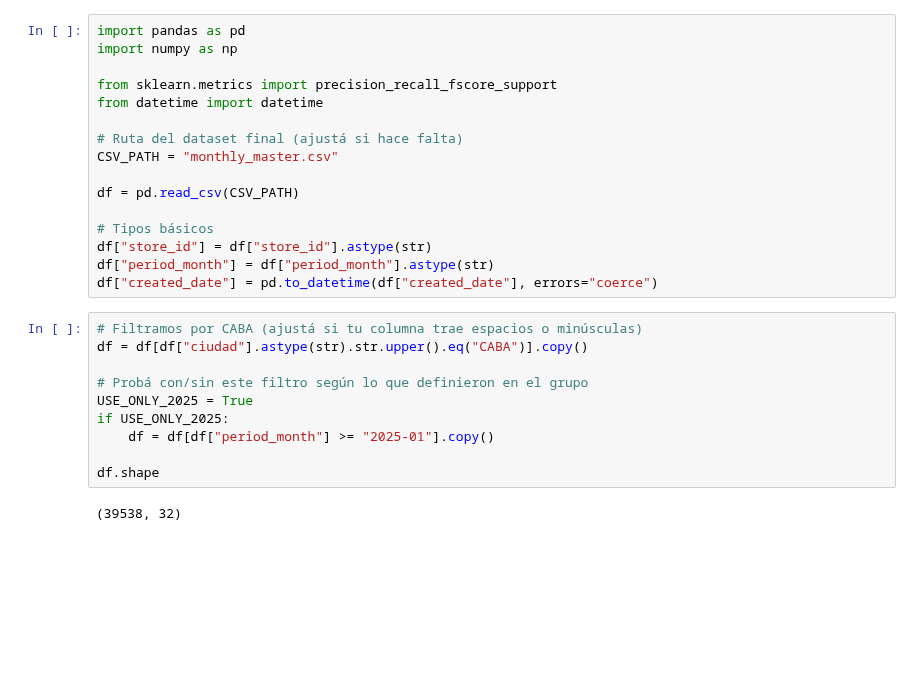
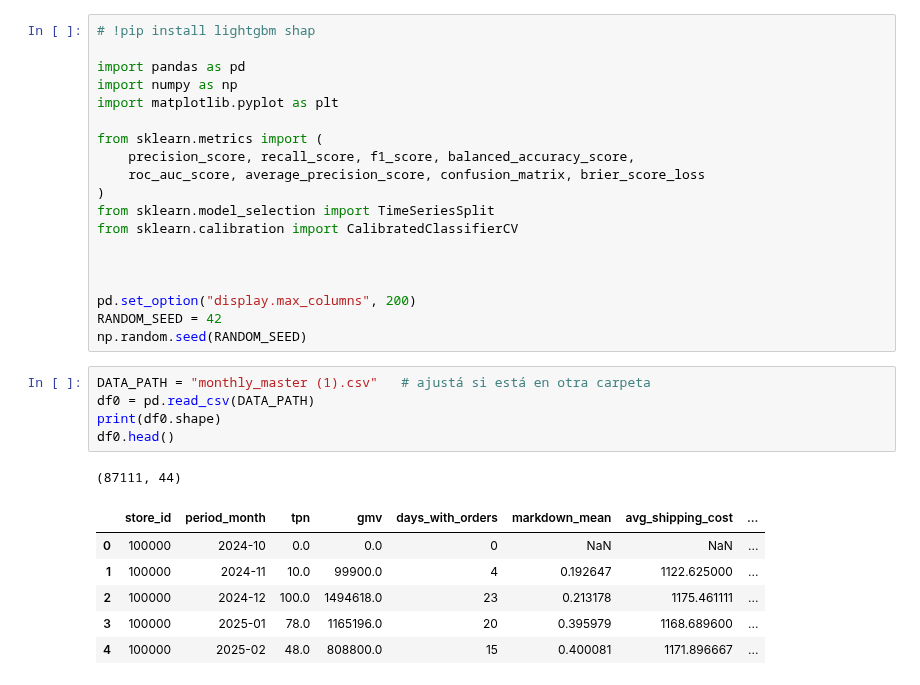
Before and after one commit to Dannamk17/churn-bite, a Jupyter notebook: prediccion.ipynb, the cells around one changed output. Drawn from its saved outputs; the diff is of its cells as text; blank space fills up the shorter version.

```diff
--- a/prediccion.ipynb
+++ b/prediccion.ipynb
@@ -1,29 +1,33 @@
 # %%
+# !pip install lightgbm shap
+
 import pandas as pd
 import numpy as np
+import matplotlib.pyplot as plt
 
-from sklearn.metrics import precision_recall_fscore_support
-from datetime import datetime
+from sklearn.metrics import (
+    precision_score, recall_score, f1_score, balanced_accuracy_score,
+    roc_auc_score, average_precision_score, confusion_matrix, brier_score_loss
+)
+from sklearn.model_selection import TimeSeriesSplit
+from sklearn.calibration import CalibratedClassifierCV
 
-# Ruta del dataset final (ajustá si hace falta)
-CSV_PATH = "monthly_master.csv"
 
-df = pd.read_csv(CSV_PATH)
 
-# Tipos básicos
-df["store_id"] = df["store_id"].astype(str)
-df["period_month"] = df["period_month"].astype(str)
-df["created_date"] = pd.to_datetime(df["created_date"], errors="coerce")
+pd.set_option("display.max_columns", 200)
+RANDOM_SEED = 42
+np.random.seed(RANDOM_SEED)
 # %%
-# Filtramos por CABA (ajustá si tu columna trae espacios o minúsculas)
-df = df[df["ciudad"].astype(str).str.upper().eq("CABA")].copy()
-
-# Probá con/sin este filtro según lo que definieron en el grupo
-USE_ONLY_2025 = True
-if USE_ONLY_2025:
-    df = df[df["period_month"] >= "2025-01"].copy()
-
-df.shape
+DATA_PATH = "monthly_master (1).csv"   # ajustá si está en otra carpeta
+df0 = pd.read_csv(DATA_PATH)
+print(df0.shape)
+df0.head()
 # %% [output]
-(39538, 32)
+(87111, 44)
+|  | store_id | period_month | tpn | gmv | days_with_orders | markdown_mean | avg_shipping_cost | ... |
+| 0 | 100000 | 2024-10 | 0.0 | 0.0 | 0 | NaN | NaN | ... |
+| 1 | 100000 | 2024-11 | 10.0 | 99900.0 | 4 | 0.192647 | 1122.625000 | ... |
+| 2 | 100000 | 2024-12 | 100.0 | 1494618.0 | 23 | 0.213178 | 1175.461111 | ... |
+| 3 | 100000 | 2025-01 | 78.0 | 1165196.0 | 20 | 0.395979 | 1168.689600 | ... |
+| 4 | 100000 | 2025-02 | 48.0 | 808800.0 | 15 | 0.400081 | 1171.896667 | ... |
 # %%
```
Also changed, not shown: parts of 14 cells of this notebook, 3 other files.
